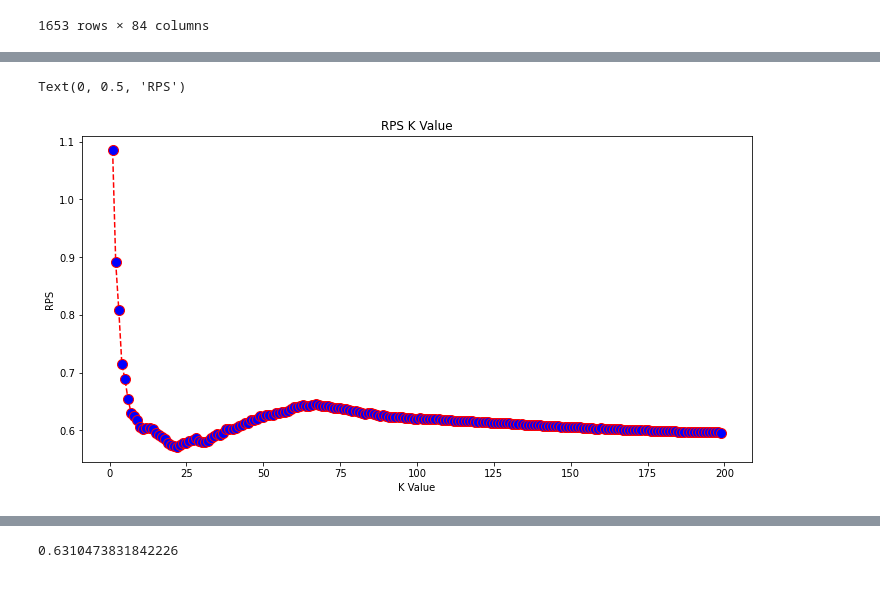
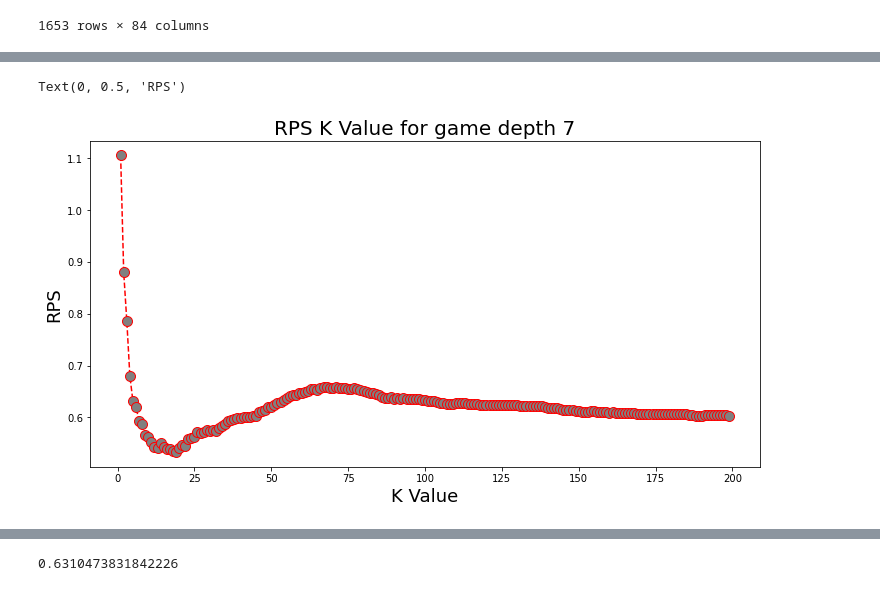
Before and after one commit to EricChagoya/SoccerPredictions, a Jupyter notebook: Untitled.ipynb, the cells around one changed output, grey strips where cells are left out. Cells and saved outputs as stored; diff of their text form; code cells hidden in the pictures.

```diff
--- a/Untitled.ipynb
+++ b/Untitled.ipynb
@@ -152,7 +152,7 @@ home_fouls_conceded                  False
 away_fouls_conceded                  False
 dtype: bool
 # %%
-dt = pd.read_csv('/Users/tollbrothers/Downloads/Stats_170/recency4.csv')
+dt = pd.read_csv('/Users/bradyhong/Downloads/recency_filled_null.csv')
 # %%
 dt[1:2]
 # %% [output]
@@ -220,17 +220,19 @@ dt_new
 d={}
 d1={}
 e = {}
+knns = []
 np.random.seed(31415)
 from sklearn.model_selection import train_test_split
 from sklearn.preprocessing import StandardScaler
-for i in range(101,213,9):
-    x1 = dt.iloc[:,67:i]#dt.iloc[:,66:92] n = 3, dt.iloc[:,66:100] n = 4, dt.iloc[:,66:108] n = 5, dt.iloc[:,66:116] n=6, dt.iloc[:,66:124] n = 7, dt.iloc[:,66:] n=9
+from sklearn.neighbors import KNeighborsClassifier
+for i in range(101,214,16):
+    x1 = dt.iloc[:,67:i]
     x1 = x1.drop(['home_strength', 'away_strength',], axis=1)
     x3 = pd.concat([x1,x], axis = 1)
     dt_new = pd.concat([x2,x3], axis = 1)
     X = dt_new.iloc[:, 3:-1].values
     y = dt_new.iloc[:, dt_new.shape[1]-1].values
-    X_train, X_test, y_train, y_test = train_test_split(X, y, test_size=0.15)
+    X_train, X_test, y_train, y_test = train_test_split(X, y, test_size=0.08)
     scaler = StandardScaler()
     scaler.fit(X_train)
     X_train = scaler.transform(X_train)
@@ -256,6 +258,7 @@ for i in range(101,213,9):
             rps.append(temp)
         error.append(np.mean(rps))
     a = min(error)
+    knns.append(error.index(a))
     e[i] = error
     d[i] = a
     for n in range(0,len(error)):
@@ -376,10 +389,12 @@ for i in range(0,len(error)):
 # %%
 plt.figure(figsize=(12, 6))
-plt.plot(range(1, 200), e[146], color='red', linestyle='dashed', marker='o',
-         markerfacecolor='blue', markersize=10)
-plt.title('RPS K Value')
-plt.xlabel('K Value')
-plt.ylabel('RPS')
+plt.plot(range(1, 200), e[181], color='red', linestyle='dashed', marker='o',
+         markerfacecolor='grey', markersize=10)
+plt.title('RPS K Value for game depth 7', size=20)
+plt.xlabel('K Value',size=18)
+plt.ylabel('RPS',size=18)
+
+# k = 18
 # %% [output]
 Text(0, 0.5, 'RPS')
-[figure, old version]
+[figure, new version]
```
Also changed, not shown: parts of 19 cells of this notebook.
